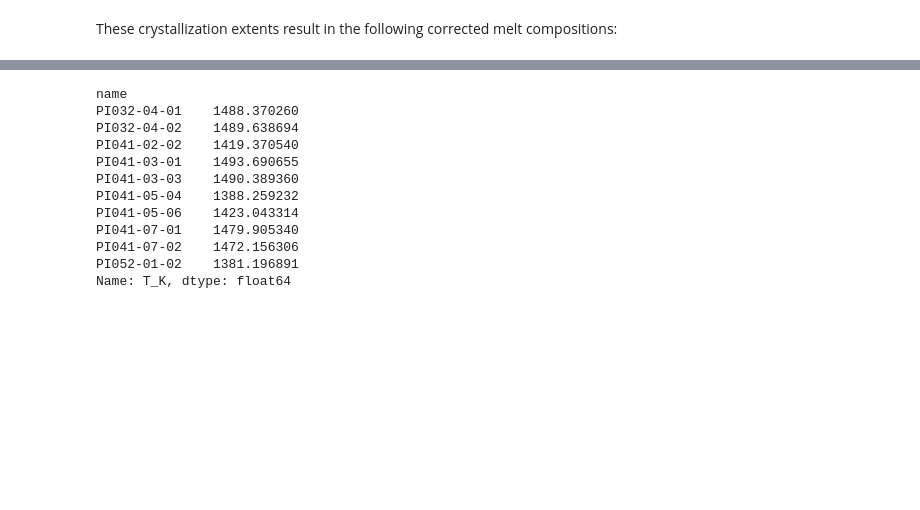
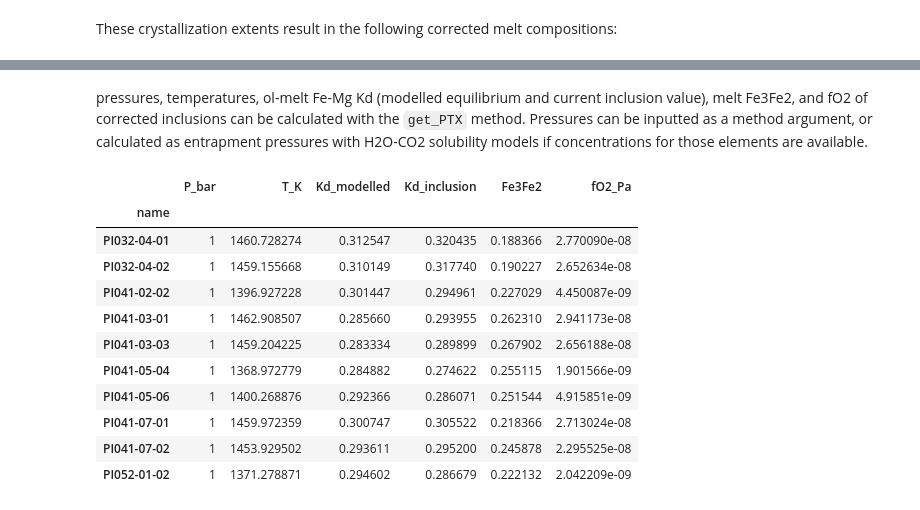
Before and after one commit to TDGerve/MagmaPEC, a Jupyter notebook: docs/source/notebooks/pec_corr.ipynb, the cells around one changed output, grey strips where cells are left out. Saved outputs shown, nothing was run; the diff lists cells and outputs as text; code cells hidden in the pictures; blank space fills up the shorter version.

```diff
--- a/docs/source/notebooks/pec_corr.ipynb
+++ b/docs/source/notebooks/pec_corr.ipynb
@@ -321,15 +331,19 @@ pec_model.olivine_corrected
-# %%
-pec_model.inclusions.temperature(P_bar=pressure)
-# %% [output]
-name
-PI032-04-01    1488.370260
-PI032-04-02    1489.638694
-PI041-02-02    1419.370540
-PI041-03-01    1493.690655
-PI041-03-03    1490.389360
-PI041-05-04    1388.259232
-PI041-05-06    1423.043314
-PI041-07-01    1479.905340
-PI041-07-02    1472.156306
-PI052-01-02    1381.196891
-Name: T_K, dtype: float64
+# %% [markdown]
+pressures, temperatures, ol-melt Fe-Mg Kd (modelled equilibrium and current inclusion value), melt Fe3Fe2, and fO2 of corrected inclusions can be calculated with the `get_PTX` method. Pressures can be inputted as a method argument, or calculated as entrapment pressures with H2O-CO2 solubility models if concentrations for those elements are available.
+# %%
+# with fixed pressures
+ptx_1bar = pec_model.get_PTX(P_bar=1)
+ptx_1bar
+# %% [output]
+|  | P_bar | T_K | Kd_modelled | Kd_inclusion | Fe3Fe2 | fO2_Pa |
+| name |  |  |  |  |  |  |
+| PI032-04-01 | 1 | 1460.728274 | 0.312547 | 0.320435 | 0.188366 | 2.770090e-08 |
+| PI032-04-02 | 1 | 1459.155668 | 0.310149 | 0.317740 | 0.190227 | 2.652634e-08 |
+| PI041-02-02 | 1 | 1396.927228 | 0.301447 | 0.294961 | 0.227029 | 4.450087e-09 |
+| PI041-03-01 | 1 | 1462.908507 | 0.285660 | 0.293955 | 0.262310 | 2.941173e-08 |
+| PI041-03-03 | 1 | 1459.204225 | 0.283334 | 0.289899 | 0.267902 | 2.656188e-08 |
+| PI041-05-04 | 1 | 1368.972779 | 0.284882 | 0.274622 | 0.255115 | 1.901566e-09 |
+| PI041-05-06 | 1 | 1400.268876 | 0.292366 | 0.286071 | 0.251544 | 4.915851e-09 |
+| PI041-07-01 | 1 | 1459.972359 | 0.300747 | 0.305522 | 0.218366 | 2.713024e-08 |
+| PI041-07-02 | 1 | 1453.929502 | 0.293611 | 0.295200 | 0.245878 | 2.295525e-08 |
+| PI052-01-02 | 1 | 1371.278871 | 0.294602 | 0.286679 | 0.222132 | 2.042209e-09 |
```
Also changed, not shown: parts of 12 cells of this notebook, 3 other files.
